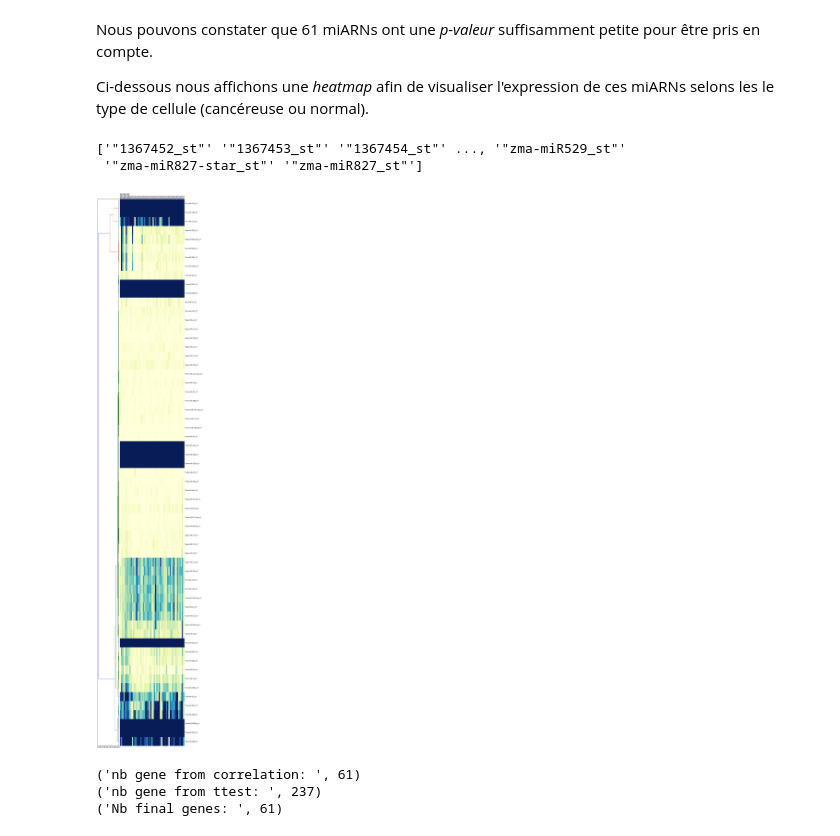
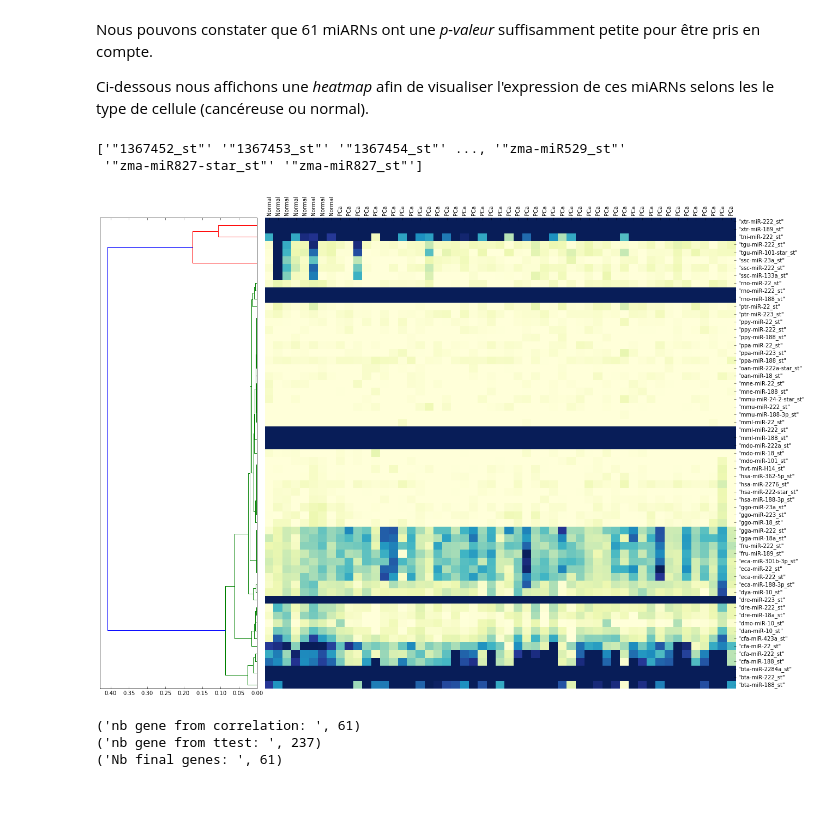
Before and after one commit to ThibaultSchowing/BBCProjet, a Jupyter notebook: code/projetBBC.ipynb, the cells around one changed output. Saved outputs shown, nothing was run; the diff lists cells and outputs as text; code cells hidden in the pictures; blank space fills up the shorter version.

Commit message:
correction texte et heatmap

```diff
--- a/code/projetBBC.ipynb
+++ b/code/projetBBC.ipynb
@@ -510,11 +510,11 @@ Nous pouvons constater que 61 miARNs ont une *p-valeur* suffisamment petite pour
 
 Ci-dessous nous affichons une *heatmap* afin de visualiser l'expression de ces miARNs selons les le type de cellule (cancéreuse ou normal).
 # %%
-show_matrix_expression(data,idx_sg_corr,dim=(10,85),show_ylabels=False)
+show_matrix_expression(data,idx_sg_corr,dim=(20,20),show_ylabels=False)
 # %% [output]
 ['"1367452_st"' '"1367453_st"' '"1367454_st"' ..., '"zma-miR529_st"'
  '"zma-miR827-star_st"' '"zma-miR827_st"']
-[figure, old version]
+[figure, new version]
 # %%
 # t-test
 ################
```
Also changed, not shown: parts of 10 cells of this notebook.
